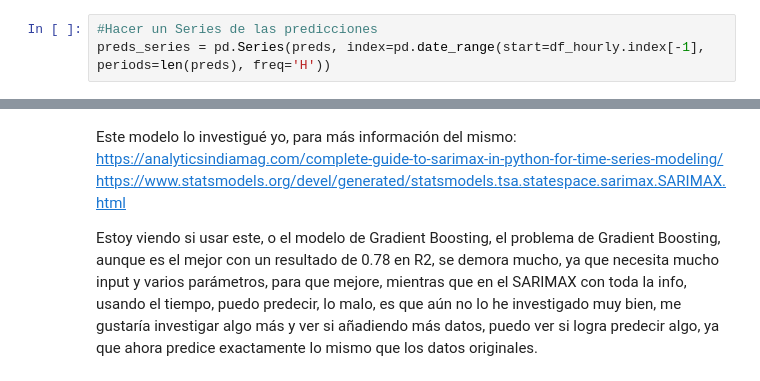
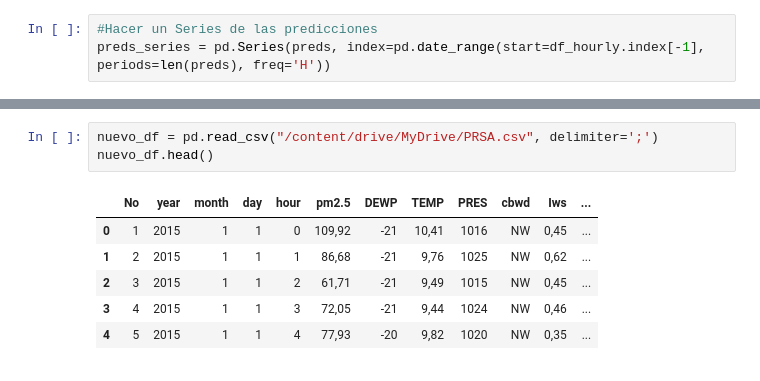
Before and after one commit to carlos-jaramillo/DataScienceProyect, a Jupyter notebook: Proyect_II.ipynb, the cells around one changed output, grey strips where cells are left out. Saved outputs shown, nothing was run; the diff lists cells and outputs as text.

```diff
--- a/Proyect_II.ipynb
+++ b/Proyect_II.ipynb
@@ -620,5 +697,10 @@ ax.legend(['Datos originales', 'Predicciones']);
-# %% [markdown]
-Este modelo lo investigué yo, para más información del mismo: https://analyticsindiamag.com/complete-guide-to-sarimax-in-python-for-time-series-modeling/
-https://www.statsmodels.org/devel/generated/statsmodels.tsa.statespace.sarimax.SARIMAX.html
-
-Estoy viendo si usar este, o el modelo de Gradient Boosting, el problema de Gradient Boosting, aunque es el mejor con un resultado de 0.78 en R2, se demora mucho, ya que necesita mucho input y varios parámetros, para que mejore, mientras que en el SARIMAX con toda la info, usando el tiempo, puedo predecir, lo malo, es que aún no lo he investigado muy bien, me gustaría investigar algo más y ver si añadiendo más datos, puedo ver si logra predecir algo, ya que ahora predice exactamente lo mismo que los datos originales.
+# %%
+nuevo_df = pd.read_csv("/content/drive/MyDrive/PRSA.csv", delimiter=';')
+nuevo_df.head()
+# %% [output]
+|  | No | year | month | day | hour | pm2.5 | DEWP | TEMP | PRES | cbwd | Iws | ... |
+| 0 | 1 | 2015 | 1 | 1 | 0 | 109,92 | -21 | 10,41 | 1016 | NW | 0,45 | ... |
+| 1 | 2 | 2015 | 1 | 1 | 1 | 86,68 | -21 | 9,76 | 1025 | NW | 0,62 | ... |
+| 2 | 3 | 2015 | 1 | 1 | 2 | 61,71 | -21 | 9,49 | 1015 | NW | 0,45 | ... |
+| 3 | 4 | 2015 | 1 | 1 | 3 | 72,05 | -21 | 9,44 | 1024 | NW | 0,46 | ... |
+| 4 | 5 | 2015 | 1 | 1 | 4 | 77,93 | -20 | 9,82 | 1020 | NW | 0,35 | ... |
```
Also changed, not shown: parts of 28 cells of this notebook.
